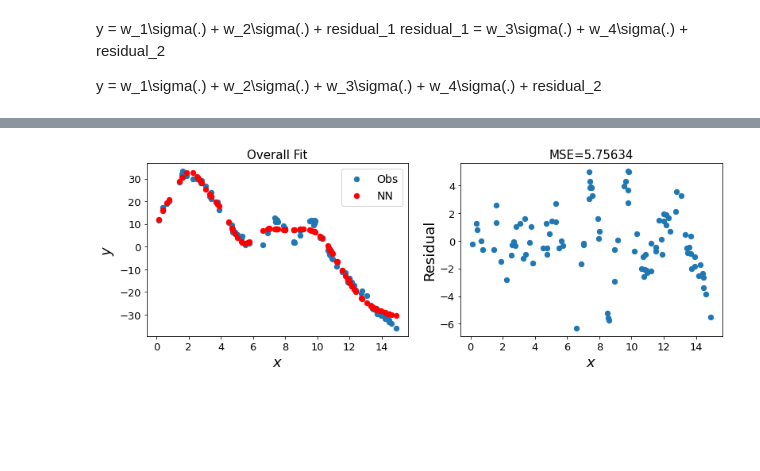
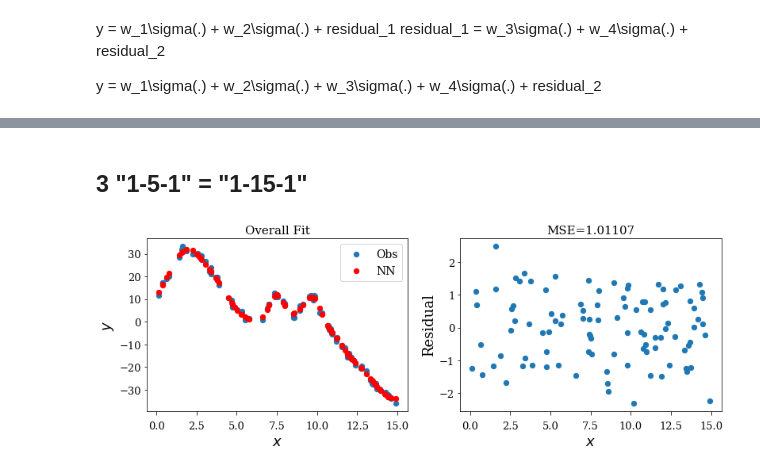
Before and after one commit to User-zwj/Thesis_Wenjuan_Code, a Jupyter notebook: Chapter7.ipynb, the cells around one changed output, grey strips where cells are left out. Saved outputs shown, nothing was run; the diff lists cells and outputs as text; code cells hidden in the pictures; blank space fills up the shorter version.

```diff
--- a/Chapter7.ipynb
+++ b/Chapter7.ipynb
@@ -509,0 +502,2 @@ fig.savefig("images/comp_fd_pr3.png")
+# %%
+x11, x22 = 0.5, 0.5
@@ -540 +653,4 @@ fig.savefig("images/comp_target.png")
+# %%
+scaler_syn = StandardScaler()
+syndata_trans = scaler_syn.fit_transform(x_syn.reshape(-1,1))
 # %% [markdown]
@@ -622,8 +738,10 @@ model_nn2.add(tf.keras.layers.Dense(5,activation=rbf))
 model_nn2.add(tf.keras.layers.Dense(1))
 
 error1 = y_syn - y_pred1_shaped
+scaler_syn2 = StandardScaler()
+
 model_nn2.compile(loss='mean_squared_error', optimizer=tf.keras.optimizers.Adam(0.01))
-model_nn2.fit(x_syn,error1, epochs=1000, verbose=0)
+model_nn2.fit(syndata_trans[:,0],error1, epochs=1000, verbose=0)
 
 fig = plt.figure(figsize=(13,4))
 plt.subplot(121)
@@ -632,7 +750,7 @@ plt.yticks(fontsize=13, rotation=0)
 plt.xlabel("$x$",fontsize=18)
 plt.ylabel("$y$",fontsize=18)
 y_pred2 = []
-for j in x_syn:
+for j in syndata_trans[:,0]:
     y_pred2.append(model_nn2.predict([j]))
 y_pred2_shaped = tf.reshape(tf.constant(np.array(y_pred2)),len(y_pred2))
 plt.title("Overall Fit",fontsize=15)
@@ -675,8 +791,10 @@ model_nn3.add(tf.keras.layers.Dense(5,activation=rbf))
 model_nn3.add(tf.keras.layers.Dense(1))
 
 error2 = y_syn - y_pred1_shaped - y_pred2_shaped
+scaler_syn3 = StandardScaler()
+
 model_nn3.compile(loss='mean_squared_error', optimizer=tf.keras.optimizers.Adam(0.01))
-model_nn3.fit(x_syn,error2, epochs=1000, verbose=0)
+model_nn3.fit(syndata_trans[:,0],error2, epochs=1000, verbose=0)
 
 fig = plt.figure(figsize=(13,4))
 plt.subplot(121)
@@ -685,7 +803,7 @@ plt.yticks(fontsize=13, rotation=0)
 plt.xlabel("$x$",fontsize=18)
 plt.ylabel("$y$",fontsize=18)
 y_pred3 = []
-for j in x_syn:
+for j in syndata_trans[:,0]:
     y_pred3.append(model_nn3.predict([j]))
 y_pred3_shaped = tf.reshape(tf.constant(np.array(y_pred3)),len(y_pred3))
 plt.title("Overall Fit",fontsize=15)
@@ -700,5 +818,5 @@ plt.ylabel("Residual",fontsize=18)
 mse3 = tf.keras.losses.MSE(y_syn,y_pred1_shaped+y_pred2_shaped+y_pred3_shaped).numpy()
 plt.title("MSE=%.5f"%(mse3),fontsize=15)
 plt.scatter(x_syn, y_syn-y_pred1_shaped-y_pred2_shaped-y_pred3_shaped,s=40);
-fig.savefig("images/comp_nn_step3.png");
+# fig.savefig("images/comp_nn_step3.png");
 # %% [output]
@@ -720,37 +838,39 @@ fig.savefig("images/comp_nn_res3.png");
+# %% [markdown]
+## 3 "1-5-1" = "1-15-1"
 # %%
-## Step 4
+## Step 1
 
+num_neuron = 15
 tf.random.set_seed(12345)
-model_nn4 = tf.keras.Sequential()
-model_nn4.add(tf.keras.layers.Dense(5,activation=rbf))
-model_nn4.add(tf.keras.layers.Dense(1))
+model_nn11 = tf.keras.Sequential()
+model_nn11.add(tf.keras.layers.Dense(num_neuron,activation=rbf))
+model_nn11.add(tf.keras.layers.Dense(1))
 
-error3 = y_syn - y_pred1_shaped - y_pred2_shaped - y_pred3_shaped
-model_nn4.compile(loss='mean_squared_error', optimizer=tf.keras.optimizers.Adam(0.01))
-model_nn4.fit(x_syn,error3, epochs=1000, verbose=0)
+model_nn11.compile(loss='mean_squared_error', optimizer=tf.keras.optimizers.Adam(0.01))
+model_nn11.fit(syndata_trans[:,0],y_syn, epochs=5000, verbose=0)
 
 fig = plt.figure(figsize=(13,4))
 plt.subplot(121)
 plt.xticks(fontsize=13, rotation=0)
 plt.yticks(fontsize=13, rotation=0)
 plt.xlabel("$x$",fontsize=18)
 plt.ylabel("$y$",fontsize=18)
-y_pred4 = []
-for j in x_syn:
-    y_pred4.append(model_nn4.predict([j]))
-y_pred4_shaped = tf.reshape(tf.constant(np.array(y_pred4)),len(y_pred4))
+y_pred11 = []
+for j in syndata_trans[:,0]:
+    y_pred11.append(model_nn11.predict([j]))
+y_pred11_shaped = tf.reshape(tf.constant(np.array(y_pred11)),len(y_pred11))
 plt.title("Overall Fit",fontsize=15)
 plt.scatter(x_syn, y_syn, s=40, label='Obs')
-plt.scatter(x_syn, y_pred1_shaped+y_pred2_shaped+y_pred3_shaped+y_pred4_shaped,s=40,color='red',label="NN")
+plt.scatter(x_syn, y_pred11_shaped,s=40,color='red',label="NN")
 plt.legend(prop={'size': 14});
 plt.subplot(122)
 plt.xticks(fontsize=13, rotation=0)
 plt.yticks(fontsize=13, rotation=0)
 plt.xlabel("$x$",fontsize=18)
 plt.ylabel("Residual",fontsize=18)
-mse4 = tf.keras.losses.MSE(y_syn,y_pred1_shaped+y_pred2_shaped+y_pred3_shaped+y_pred4_shaped).numpy()
-plt.title("MSE=%.5f"%(mse4),fontsize=15)
-plt.scatter(x_syn, y_syn-y_pred1_shaped-y_pred2_shaped-y_pred3_shaped-y_pred4_shaped,s=40);
-fig.savefig("images/comp_nn_step4.png");
+mse11 = tf.keras.losses.MSE(y_syn,y_pred11_shaped).numpy()
+plt.title("MSE=%.5f"%(mse11),fontsize=15)
+plt.scatter(x_syn, y_syn-y_pred11_shaped,s=40);
+# fig.savefig("images/comp_nn_step11.png");
 # %% [output]
-[figure, old version]
+[figure, new version]
```
Also changed, not shown: parts of 108 cells of this notebook.
